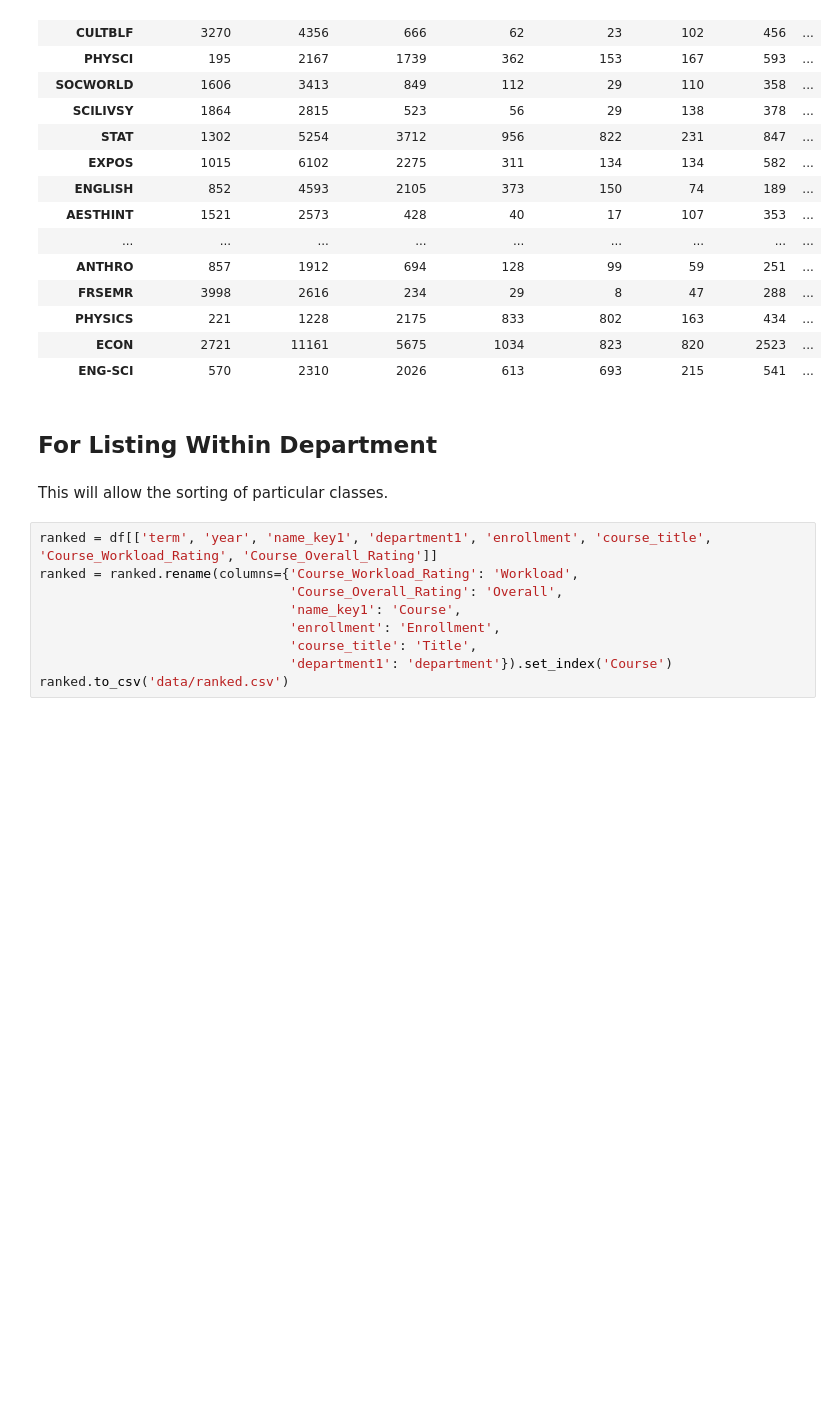
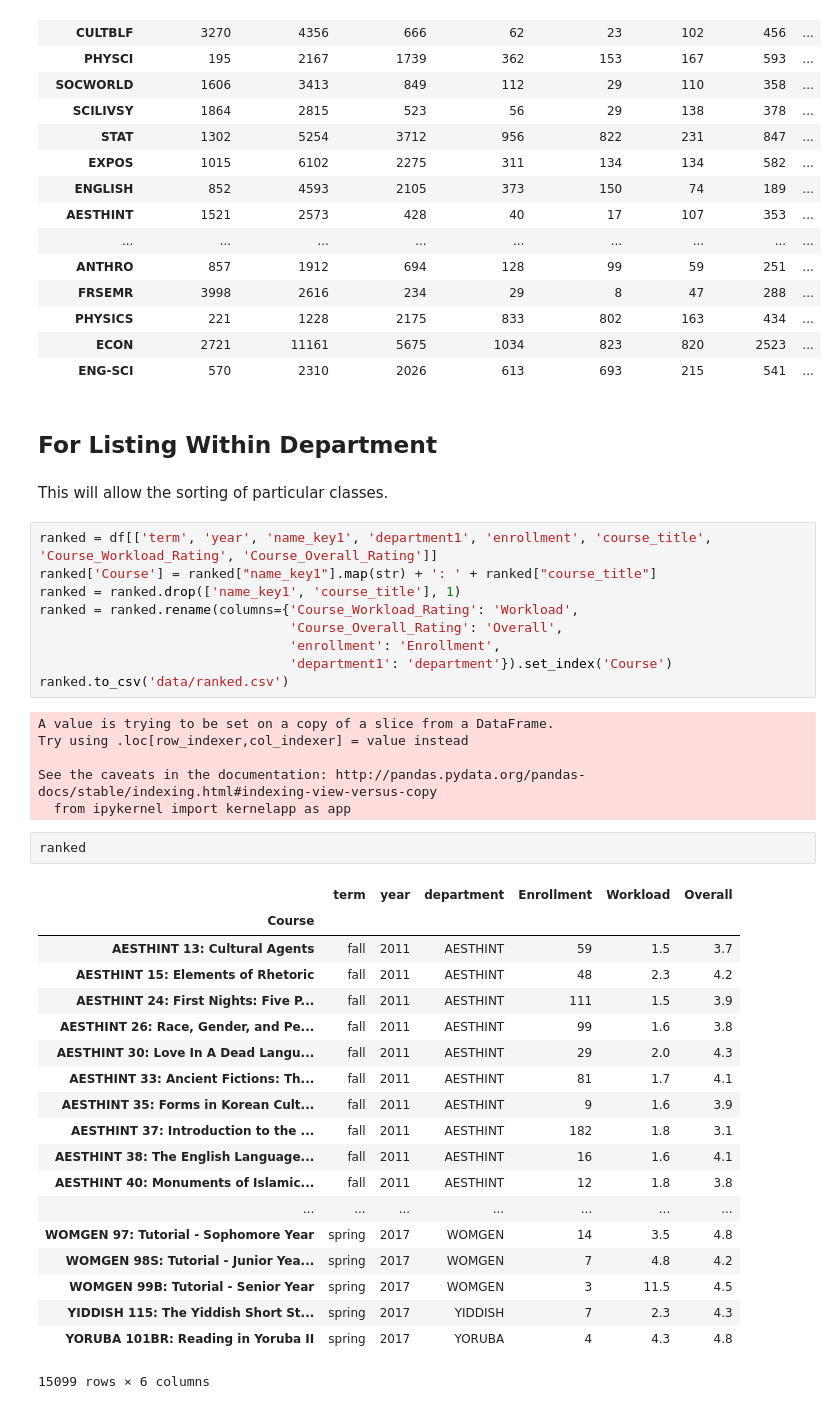
Before and after one commit to russellpekala/qguide, a Jupyter notebook: investigate.ipynb, the cells around one changed output. Cells and saved outputs as stored; diff of their text form; blank space fills up the shorter version.

```diff
--- a/investigate.ipynb
+++ b/investigate.ipynb
@@ -478,10 +478,38 @@ grouped_stats_df.sort_values('overall_outstdev')
 This will allow the sorting of particular classes.
 # %%
 ranked = df[['term', 'year', 'name_key1', 'department1', 'enrollment', 'course_title', 'Course_Workload_Rating', 'Course_Overall_Rating']]
+ranked['Course'] = ranked["name_key1"].map(str) + ': ' + ranked["course_title"]
+ranked = ranked.drop(['name_key1', 'course_title'], 1)
 ranked = ranked.rename(columns={'Course_Workload_Rating': 'Workload',
                                 'Course_Overall_Rating': 'Overall',
-                                'name_key1': 'Course',
                                 'enrollment': 'Enrollment',
-                                'course_title': 'Title',
                                 'department1': 'department'}).set_index('Course')
 ranked.to_csv('data/ranked.csv')
+# %% [output]
+A value is trying to be set on a copy of a slice from a DataFrame.
+Try using .loc[row_indexer,col_indexer] = value instead
+
+See the caveats in the documentation: http://pandas.pydata.org/pandas-docs/stable/indexing.html#indexing-view-versus-copy
+  from ipykernel import kernelapp as app
+# %%
+ranked
+# %% [output]
+|  | term | year | department | Enrollment | Workload | Overall |
+| Course |  |  |  |  |  |  |
+| AESTHINT 13: Cultural Agents | fall | 2011 | AESTHINT | 59 | 1.5 | 3.7 |
+| AESTHINT 15: Elements of Rhetoric | fall | 2011 | AESTHINT | 48 | 2.3 | 4.2 |
+| AESTHINT 24: First Nights: Five P... | fall | 2011 | AESTHINT | 111 | 1.5 | 3.9 |
+| AESTHINT 26: Race, Gender, and Pe... | fall | 2011 | AESTHINT | 99 | 1.6 | 3.8 |
+| AESTHINT 30: Love In A Dead Langu... | fall | 2011 | AESTHINT | 29 | 2.0 | 4.3 |
+| AESTHINT 33: Ancient Fictions: Th... | fall | 2011 | AESTHINT | 81 | 1.7 | 4.1 |
+| AESTHINT 35: Forms in Korean Cult... | fall | 2011 | AESTHINT | 9 | 1.6 | 3.9 |
+| AESTHINT 37: Introduction to the ... | fall | 2011 | AESTHINT | 182 | 1.8 | 3.1 |
+| AESTHINT 38: The English Language... | fall | 2011 | AESTHINT | 16 | 1.6 | 4.1 |
+| AESTHINT 40: Monuments of Islamic... | fall | 2011 | AESTHINT | 12 | 1.8 | 3.8 |
+| ... | ... | ... | ... | ... | ... | ... |
+| WOMGEN 97: Tutorial - Sophomore Year | spring | 2017 | WOMGEN | 14 | 3.5 | 4.8 |
+| WOMGEN 98S: Tutorial - Junior Yea... | spring | 2017 | WOMGEN | 7 | 4.8 | 4.2 |
+| WOMGEN 99B: Tutorial - Senior Year | spring | 2017 | WOMGEN | 3 | 11.5 | 4.5 |
+| YIDDISH 115: The Yiddish Short St... | spring | 2017 | YIDDISH | 7 | 2.3 | 4.3 |
+| YORUBA 101BR: Reading in Yoruba II | spring | 2017 | YORUBA | 4 | 4.3 | 4.8 |
+15099 rows × 6 columns
```
Also changed, not shown: 2 other files.
